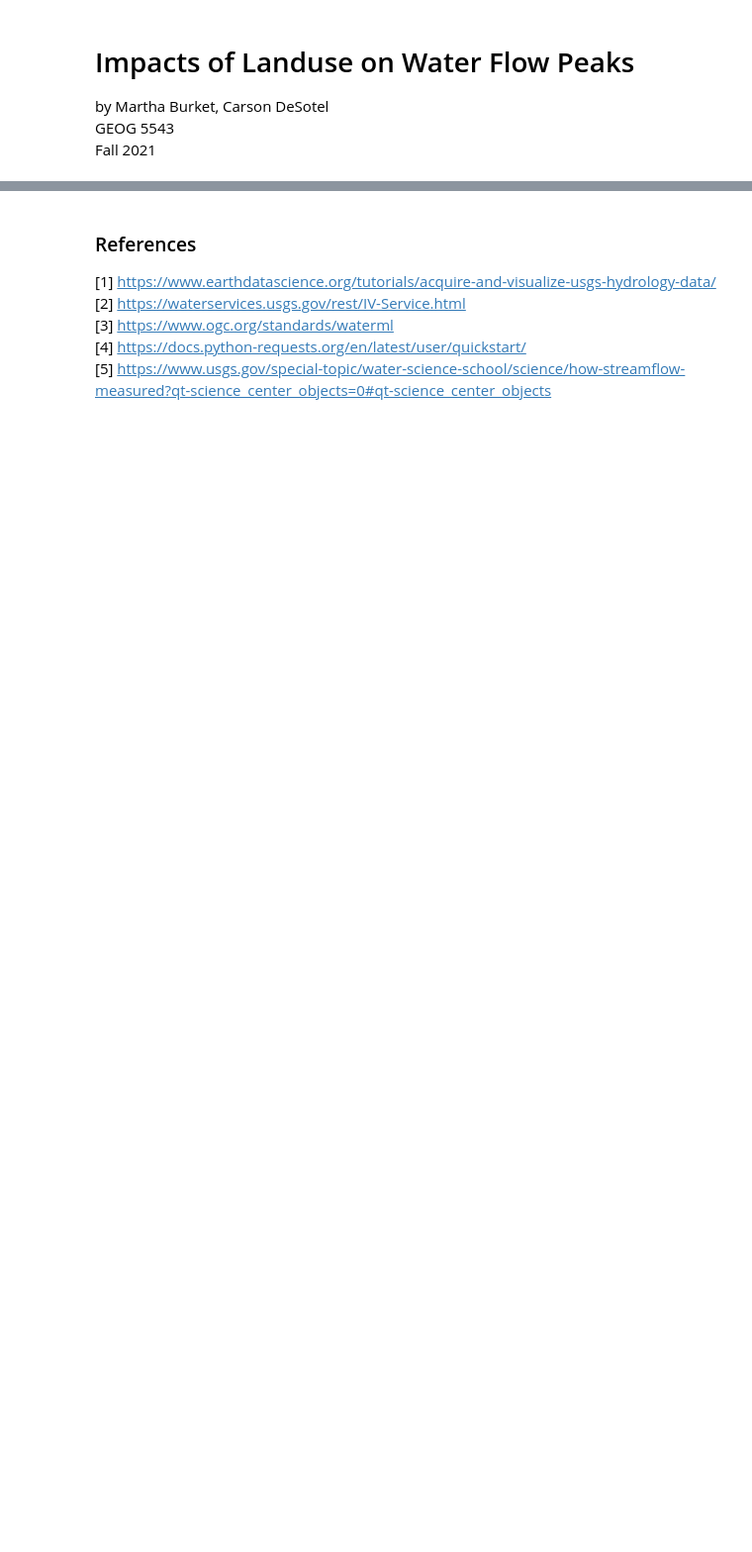
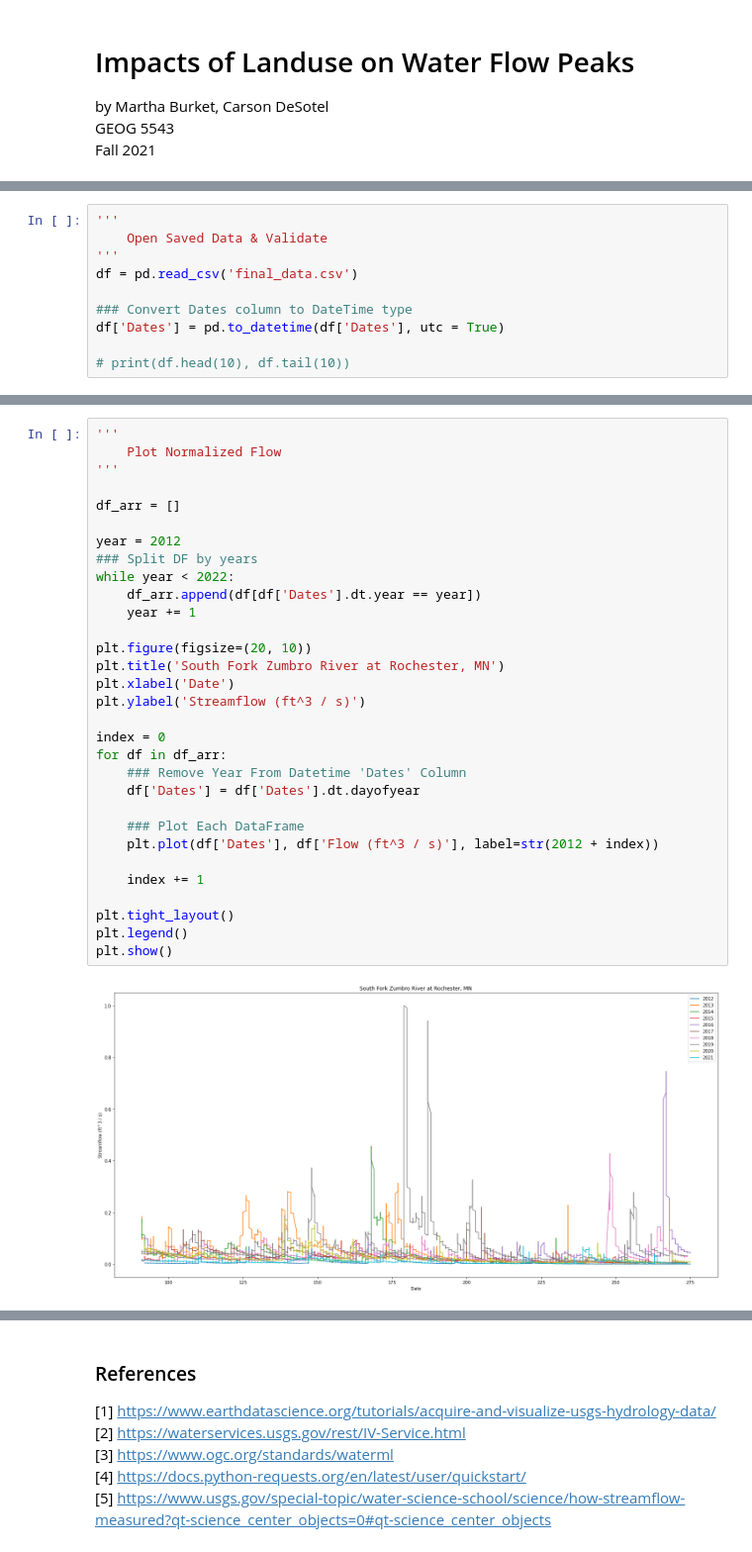
Before and after one commit to Carson-DeSotel/zumbro-flow-prediction, a Jupyter notebook: landuse-flow.ipynb, the cells around one changed output, grey strips where cells are left out. Shown: that part at 99% size. Drawn from its saved outputs; the diff is of its cells as text; blank space fills up the shorter version.

```diff
--- a/landuse-flow.ipynb
+++ b/landuse-flow.ipynb
@@ -34,2 +32,12 @@ import requests
 import pandas as pd
 import matplotlib.pyplot as plt
+# %%
+'''
+    Open Saved Data & Validate
+'''
+df = pd.read_csv('final_data.csv')
+
+### Convert Dates column to DateTime type
+df['Dates'] = pd.to_datetime(df['Dates'], utc = True)
+
+# print(df.head(10), df.tail(10))
@@ -35,0 +101,33 @@ import matplotlib.pyplot as plt
+# %%
+'''
+    Plot Normalized Flow
+'''
+
+df_arr = []
+
+year = 2012
+### Split DF by years
+while year < 2022:
+    df_arr.append(df[df['Dates'].dt.year == year])
+    year += 1
+
+plt.figure(figsize=(20, 10))
+plt.title('South Fork Zumbro River at Rochester, MN')
+plt.xlabel('Date')
+plt.ylabel('Streamflow (ft^3 / s)')
+
+index = 0
+for df in df_arr:
+    ### Remove Year From Datetime 'Dates' Column
+    df['Dates'] = df['Dates'].dt.dayofyear
+
+    ### Plot Each DataFrame
+    plt.plot(df['Dates'], df['Flow (ft^3 / s)'], label=str(2012 + index))
+
+    index += 1
+
+plt.tight_layout()
+plt.legend()
+plt.show()
+# %% [output]
+[figure, added]
```
Also changed, not shown: parts of 5 cells of this notebook, 4 other files.
